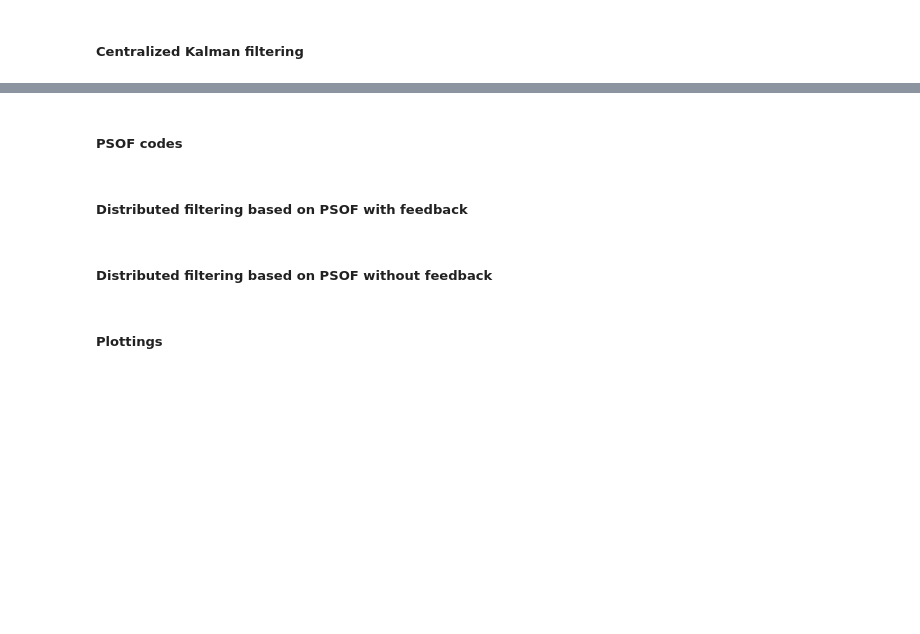
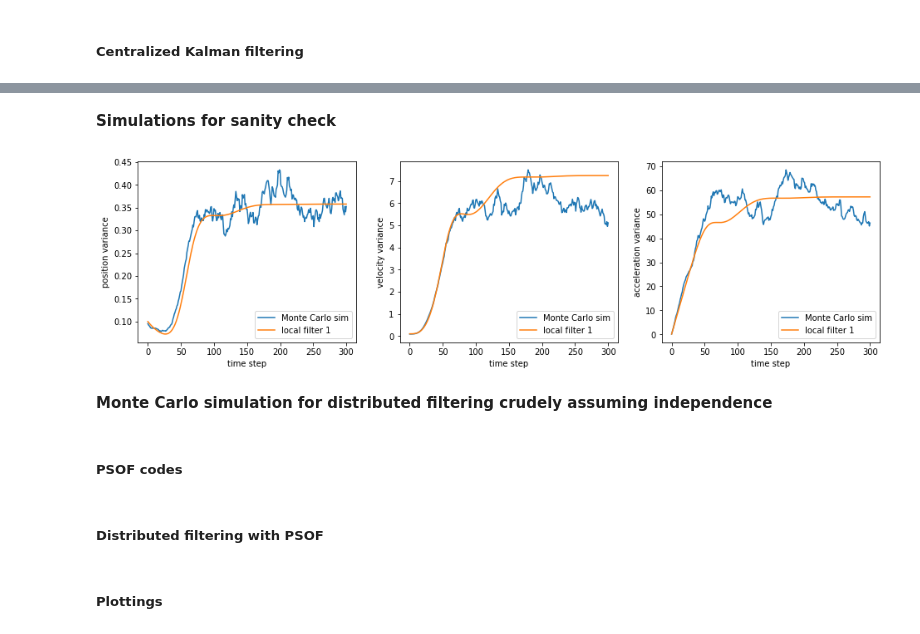
Before and after one commit to xiaohai2016/psof, a Jupyter notebook: dist_fusion_psof.ipynb, the cells around one changed output, grey strips where cells are left out. Cells and saved outputs as stored; diff of their text form; code cells hidden in the pictures; blank space fills up the shorter version.

```diff
--- a/dist_fusion_psof.ipynb
+++ b/dist_fusion_psof.ipynb
@@ -12,7 +12,8 @@ import numpy as np
 # %%
 def local_kalman(x_t_t, p_t_t, y_tplus1, y_t, \
                  phi_t, gamma_t, h_tplus1, h_t, \
-                 q_t, r_tplus1, r_t, s_t, b_t, u_t):
+                 q_t, r_tplus1, r_t, s_t, b_t, u_t, \
+                 w_t=np.zeros((1,1))):
     """
     Given previous estimates & current measurements
     to return updated estimates and Kalman gain
@@ -22,7 +23,7 @@ def local_kalman(x_t_t, p_t_t, y_tplus1, y_t, \
     r_t_inv = np.linalg.inv(r_t)
     j_t = gamma_t @ s_t @ r_t_inv
     phi_t_bar = phi_t - j_t @ h_t
-    x_tplus1_t = phi_t_bar @ x_t_t + b_t @ u_t + j_t @ y_t
+    x_tplus1_t = phi_t_bar @ x_t_t + b_t @ u_t + j_t @ y_t + gamma_t @ w_t
     epsilon_tplus1 = y_tplus1 - h_tplus1 @ x_tplus1_t
     p_tplus1_t = phi_t_bar @ p_t_t @ phi_t_bar.T + \
                  gamma_t @ (q_t - s_t @ r_t_inv @ s_t.T) @ gamma_t.T
@@ -248,0 +206,2 @@ for _ in range(iteration_count):
+# %% [markdown]
+**Simulations for sanity check**
@@ -248,0 +239,20 @@ for _ in range(iteration_count):
+# %%
+import matplotlib
+import matplotlib.pyplot as plt
+%matplotlib inline
+
+f, axes = plt.subplots(1, 3, figsize=(16, 4))
+
+xlims = [(0, 100), (0, 300), (0, 10)]
+ylims = [(0.0, 0.38), (0.07, 4), (1, 10)]
+labels = ['position', 'velocity', 'acceleration']
+for i in range(3):
+    axes[i].set_xlabel('time step')
+    axes[i].set_ylabel(f'{labels[i]} variance')
+    axes[i].plot(x_o_1_vars[i,:], label="Monte Carlo sim")
+    axes[i].plot([p[0][i,i] for p in local_kf_variances], label='local filter 1')
+    axes[i].legend()
+# %% [output]
+[figure, added]
+# %% [markdown]
+**Monte Carlo simulation for distributed filtering crudely assuming independence**
@@ -431,7 +507,7 @@ def PSOF(N, M, joint_covariance, unknown_index_matrix, step_func=func_constant_s
 
     return A, mse_best, V_opt, V_ij_opt, mse_iteration
 # %% [markdown]
-##### Distributed filtering based on PSOF with feedback
+##### Distributed filtering with PSOF
 # %%
 unknown_index_matrix = np.array([[False, True, True], [True, False, True], [True, True, False]], dtype=bool)
 N = 3
@@ -456,5 +535,3 @@ for _ in range(iteration_count):
     _, _, p_0_n, _, _ = PSOF(N, M, joint_covariance, unknown_index_matrix)
     p_1 = p_2 = p_3 = p_0_n
     two_layers_psof_feedback_variances.append(p_0_n)
-# %% [markdown]
-##### Distributed filtering based on PSOF without feedback
```
Also changed, not shown: parts of 13 cells of this notebook.
